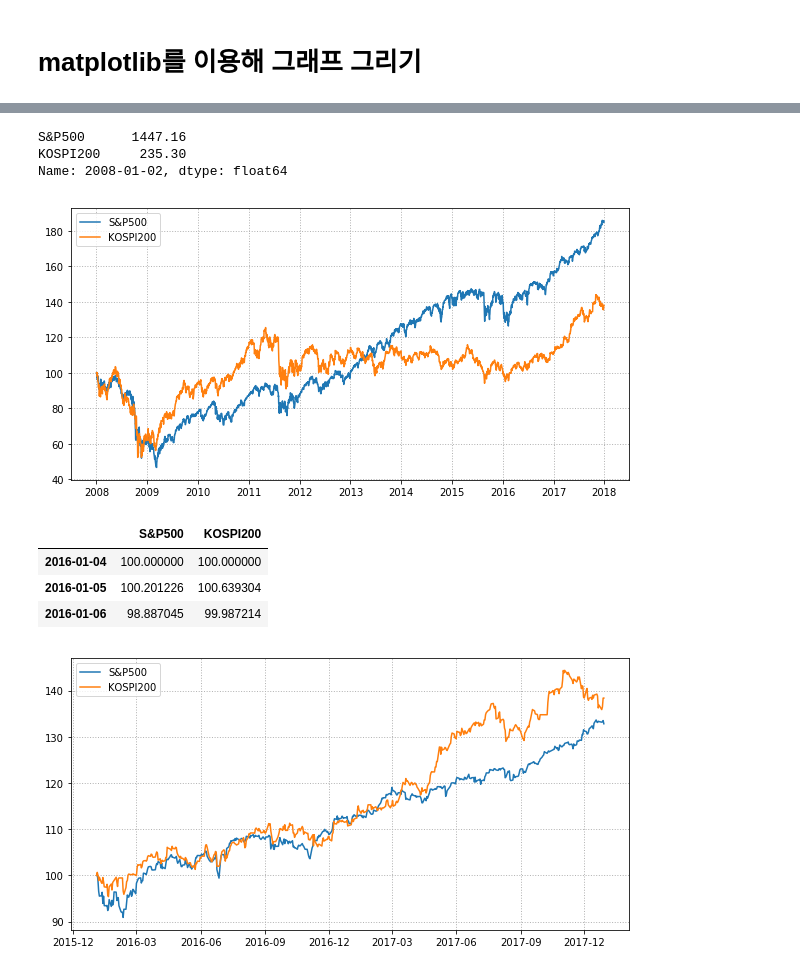
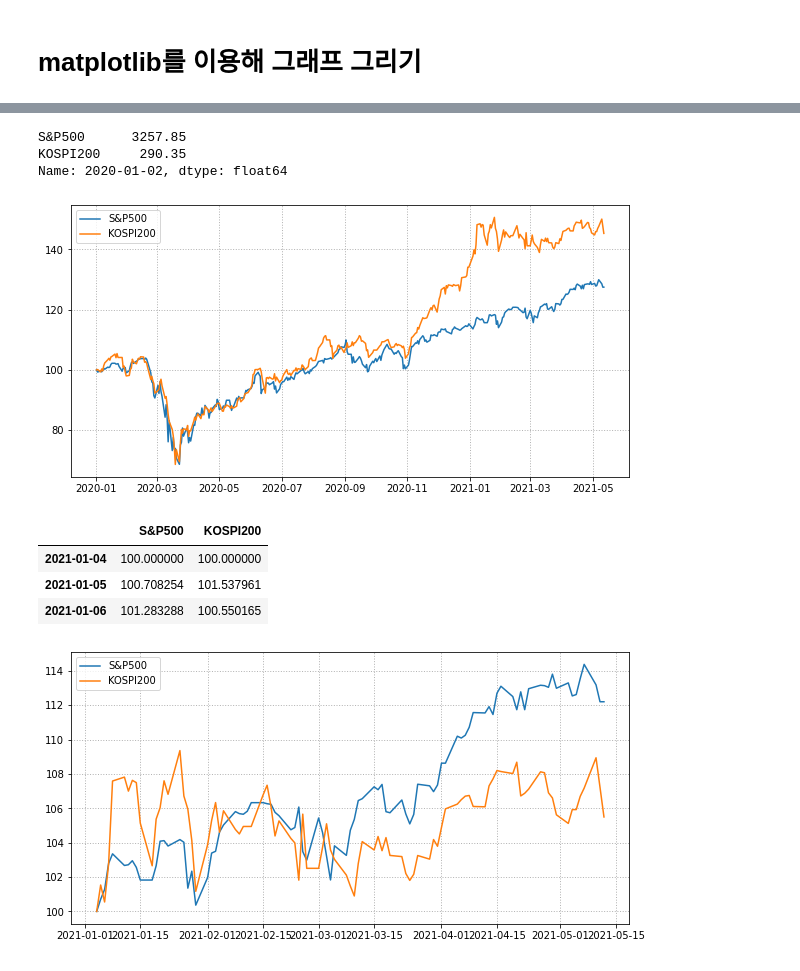
Before and after one commit to finterstellar/download, a Jupyter notebook: 07.1. 과거시세 수집.ipynb, the cells around one changed output, grey strips where cells are left out. Saved outputs shown, nothing was run; the diff lists cells and outputs as text; code cells hidden in the pictures.

```diff
--- a/07.1. 과거시세 수집.ipynb
+++ b/07.1. 과거시세 수집.ipynb
@@ -453,8 +457,8 @@ def index_global(d, symbol, start_date='', end_date='', page=1):
     start_date = date_format(start_date)
 
     url = 'https://finance.naver.com/world/worldDayListJson.nhn?symbol='+symbol+'&fdtc=0&page='+str(page)
-    raw = urlopen(url)
-    data = json.load(raw)
+    r = requests.post(url)
+    data = json.loads(r.text)
 
     if len(data) > 0:
 
@@ -469,12 +473,12 @@ def index_global(d, symbol, start_date='', end_date='', page=1):
                 d[date] = price
             elif date < start_date:
             # start_date 이전이면 함수 종료
-                return (d)
+                return d
 
-        if len(data) == 10:
+        if len(data) >= 9:
             page += 1
             index_global(d, symbol, start_date, end_date, page)
 
-    return (d)
+    return d
 # %%
 historical_indices = dict()
@@ -572,16 +573,17 @@ df.head()
 # %%
 index_cd = 'KPI200'
 historical_prices = dict()
-kospi200 = historical_index_naver(index_cd, '2008-1-1', '2017-12-31')
+kospi200 = historical_index_naver(index_cd, '2020-1-1', '2021-12-31')
 # %%
 index_cd = 'SPI@SPX'
 historical_prices = dict()
-sp500 = index_global(historical_prices, index_cd, '2008-1-1', '2017-12-31')    # 대체 코드
+sp500 = index_global(historical_prices, index_cd, '2020-1-1', '2021-12-31')    # 대체 코드
 # sp500 = historical_global_daum(index_cd, '2008-1-1', '2017-12-31')     # 이전 코드
 # %%
 tmp = {'S&P500':sp500, 'KOSPI200':kospi200}
 # %%
 df = pd.DataFrame(tmp)
+df.sort_index(inplace=True)
 df
 # %% [output]
 |  | S&P500 | KOSPI200 |
@@ -648,32 +640,32 @@ Name: 2008-01-02, dtype: float64
 # %%
-df.loc[dt.date(2008, 1, 2)]
+df.loc[dt.date(2020, 1, 2)]
 # %% [output]
-S&P500      1447.16
-KOSPI200     235.30
-Name: 2008-01-02, dtype: float64
+S&P500      3257.85
+KOSPI200     290.35
+Name: 2020-01-02, dtype: float64
 # %%
 plt.figure(figsize=(10, 5))
-plt.plot(df['S&P500'] / df['S&P500'].loc[dt.date(2008, 1, 2)] * 100)
-plt.plot(df['KOSPI200'] / df['KOSPI200'].loc[dt.date(2008, 1, 2)] * 100)
+plt.plot(df['S&P500'] / df['S&P500'].loc[dt.date(2020, 1, 2)] * 100, label='S&P500')
+plt.plot(df['KOSPI200'] / df['KOSPI200'].loc[dt.date(2020, 1, 2)] * 100, label='KOSPI200')
 plt.legend(loc=0)
 plt.grid(True, color='0.7', linestyle=':', linewidth=1)
 # %% [output]
-[figure, old version]
+[figure, new version]
 # %%
-df_ratio_2016_now = df.loc[dt.date(2016, 1, 1):] / df.loc[dt.date(2016, 1, 4)] * 100
-df_ratio_2016_now.head(3)
+df_ratio_2021_now = df.loc[dt.date(2021, 1, 1):] / df.loc[dt.date(2021, 1, 4)] * 100
+df_ratio_2021_now.head(3)
 # %% [output]
 |  | S&P500 | KOSPI200 |
-| 2016-01-04 | 100.000000 | 100.000000 |
-| 2016-01-05 | 100.201226 | 100.639304 |
-| 2016-01-06 | 98.887045 | 99.987214 |
+| 2021-01-04 | 100.000000 | 100.000000 |
+| 2021-01-05 | 100.708254 | 101.537961 |
+| 2021-01-06 | 101.283288 | 100.550165 |
 # %%
 plt.figure(figsize=(10, 5))
-plt.plot(df_ratio_2016_now['S&P500'])
-plt.plot(df_ratio_2016_now['KOSPI200'])
+plt.plot(df_ratio_2021_now['S&P500'], label='S&P500')
+plt.plot(df_ratio_2021_now['KOSPI200'], label='KOSPI200')
 plt.legend(loc=0)
 plt.grid(True, color='0.7', linestyle=':', linewidth=1)
 # %% [output]
-[figure, old version]
+[figure, new version]
 # %%
 plt.figure(figsize=(7,7))
```
Also changed, not shown: parts of 41 cells of this notebook, 2 other files.
